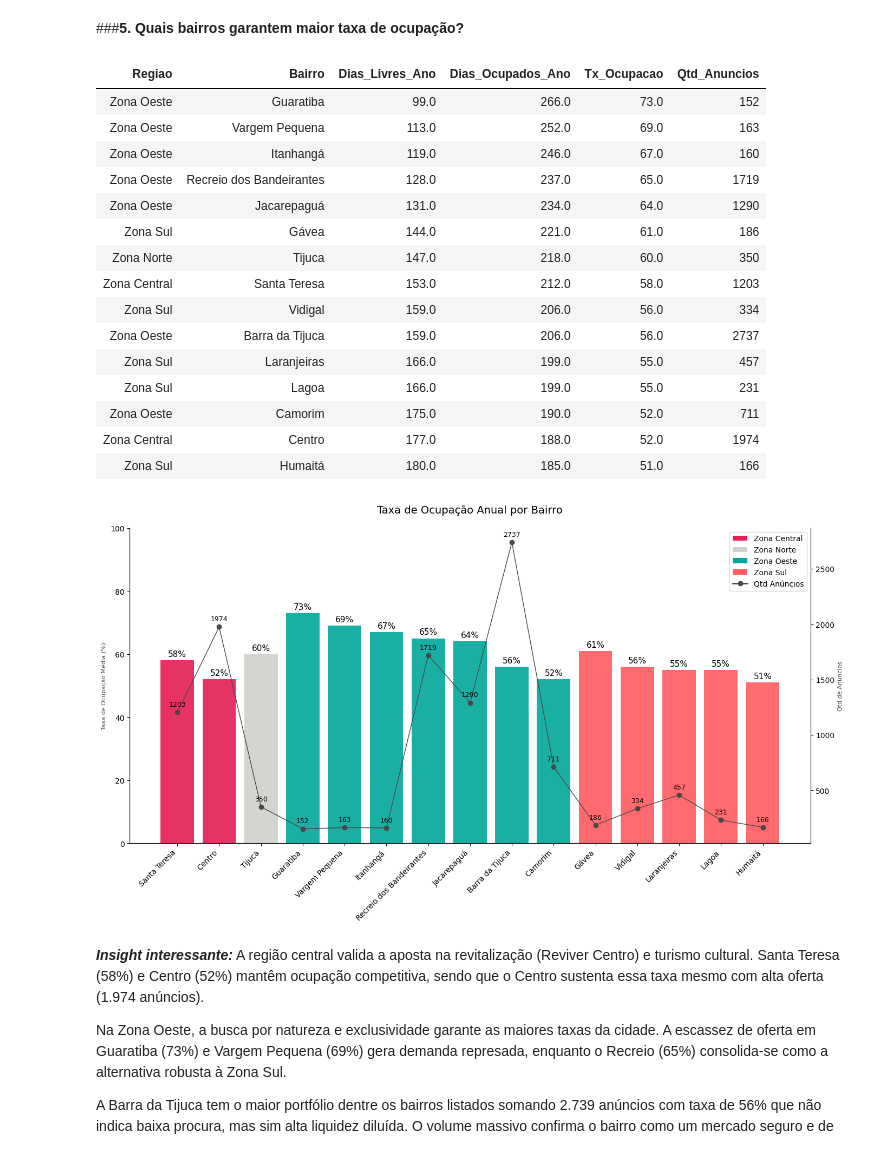
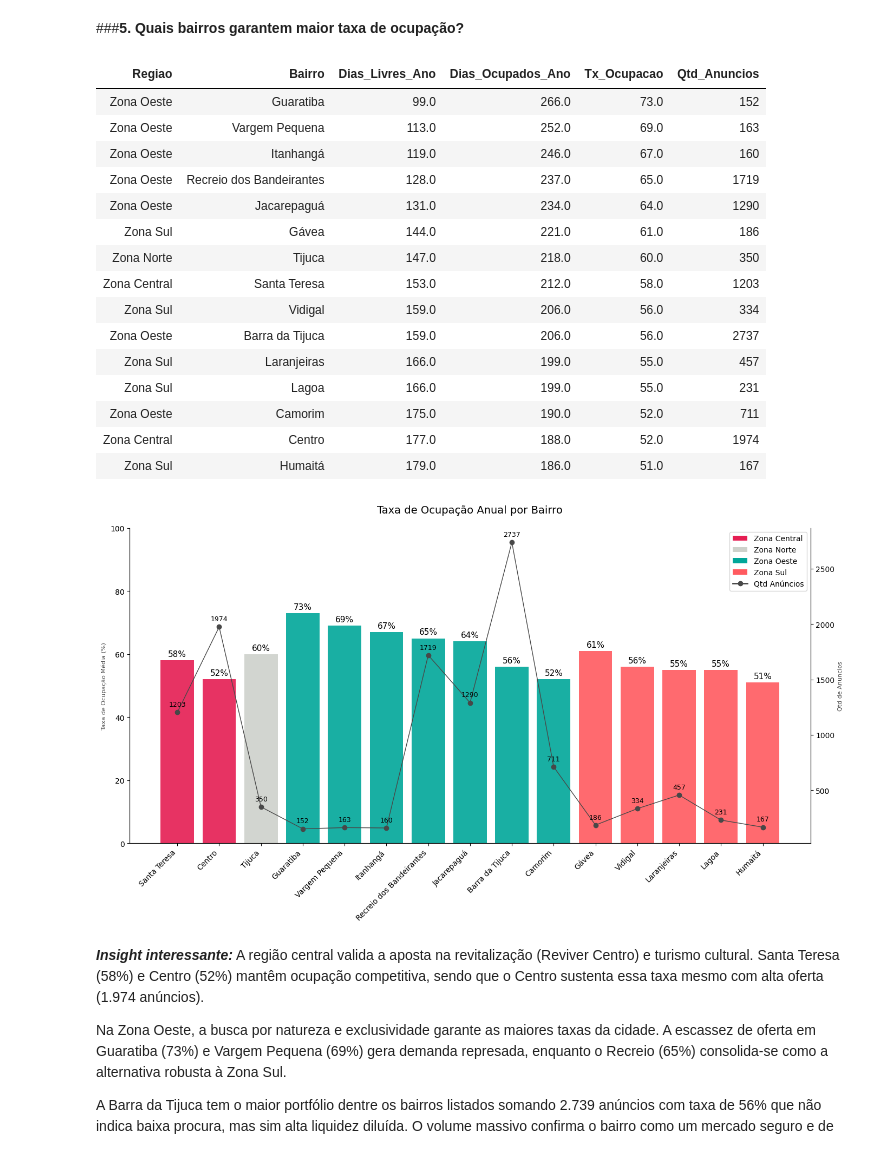
Before and after one commit to juliafarah/MVP_Data_Engineering, a Jupyter notebook: MVP_Pipeline_Airbnb_Rio.ipynb, the cells around one changed output. Cells and saved outputs as stored; diff of their text form; code cells hidden in the pictures.

```diff
--- a/MVP_Pipeline_Airbnb_Rio.ipynb
+++ b/MVP_Pipeline_Airbnb_Rio.ipynb
@@ -987,6 +1013,7 @@ df_q1 = spark.sql("""
         count(f.ad_id) as Qtd_Anuncios
     FROM fact_listings f
     JOIN dim_location l ON f.id_location = l.id_location
+    WHERE l.neighbourhood_group != "Desconhecido"
     GROUP BY l.neighbourhood_group
     ORDER BY Preco_Medio DESC
 """)
@@ -1275,6 +1303,7 @@ WITH Ocupacao_Anual AS(
        count(f.ad_id) as qtd_anuncios
     FROM fact_listings f
     JOIN dim_location l ON f.id_location = l.id_location
+    WHERE l.neighbourhood_group != "Desconhecido"
     GROUP BY l.neighbourhood, l.neighbourhood_group
     HAVING COUNT(f.ad_id) >= 150
 )
@@ -1339,34 +1368,34 @@ ax2.set_ylabel('Qtd de Anuncios', fontsize=8, color='#484848')
 for i, txt in enumerate(pdf_q6['Qtd_Anuncios']):
     ax2.annotate(txt, (i, pdf_q6['Qtd_Anuncios'].iloc[i]),
                  xytext=(0, 8), textcoords='offset points',
                  ha='center', fontsize=9, color='#000000')
 
 plt.title('Taxa de Ocupação Anual por Bairro', fontsize=14, pad=20)
 
 
 #legenda regioes
 ax1.spines['top'].set_visible(False)
 ax2.spines['top'].set_visible(False)
 
 plt.tight_layout()
 plt.show()
 # %% [output]
 | Regiao | Bairro | Dias_Livres_Ano | Dias_Ocupados_Ano | Tx_Ocupacao | Qtd_Anuncios |
 | Zona Oeste | Guaratiba | 99.0 | 266.0 | 73.0 | 152 |
 | Zona Oeste | Vargem Pequena | 113.0 | 252.0 | 69.0 | 163 |
 | Zona Oeste | Itanhangá | 119.0 | 246.0 | 67.0 | 160 |
 | Zona Oeste | Recreio dos Bandeirantes | 128.0 | 237.0 | 65.0 | 1719 |
 | Zona Oeste | Jacarepaguá | 131.0 | 234.0 | 64.0 | 1290 |
 | Zona Sul | Gávea | 144.0 | 221.0 | 61.0 | 186 |
 | Zona Norte | Tijuca | 147.0 | 218.0 | 60.0 | 350 |
 | Zona Central | Santa Teresa | 153.0 | 212.0 | 58.0 | 1203 |
 | Zona Sul | Vidigal | 159.0 | 206.0 | 56.0 | 334 |
 | Zona Oeste | Barra da Tijuca | 159.0 | 206.0 | 56.0 | 2737 |
 | Zona Sul | Laranjeiras | 166.0 | 199.0 | 55.0 | 457 |
 | Zona Sul | Lagoa | 166.0 | 199.0 | 55.0 | 231 |
 | Zona Oeste | Camorim | 175.0 | 190.0 | 52.0 | 711 |
 | Zona Central | Centro | 177.0 | 188.0 | 52.0 | 1974 |
-| Zona Sul | Humaitá | 180.0 | 185.0 | 51.0 | 166 |
+| Zona Sul | Humaitá | 179.0 | 186.0 | 51.0 | 167 |
 [figure]
 # %% [markdown]
 **_Insight interessante:_**  A região central valida a aposta na revitalização (Reviver Centro) e turismo cultural. Santa Teresa (58%) e Centro (52%) mantêm ocupação competitiva, sendo que o Centro sustenta essa taxa mesmo com alta oferta (1.974 anúncios).
```
Also changed, not shown: parts of 21 cells of this notebook.
